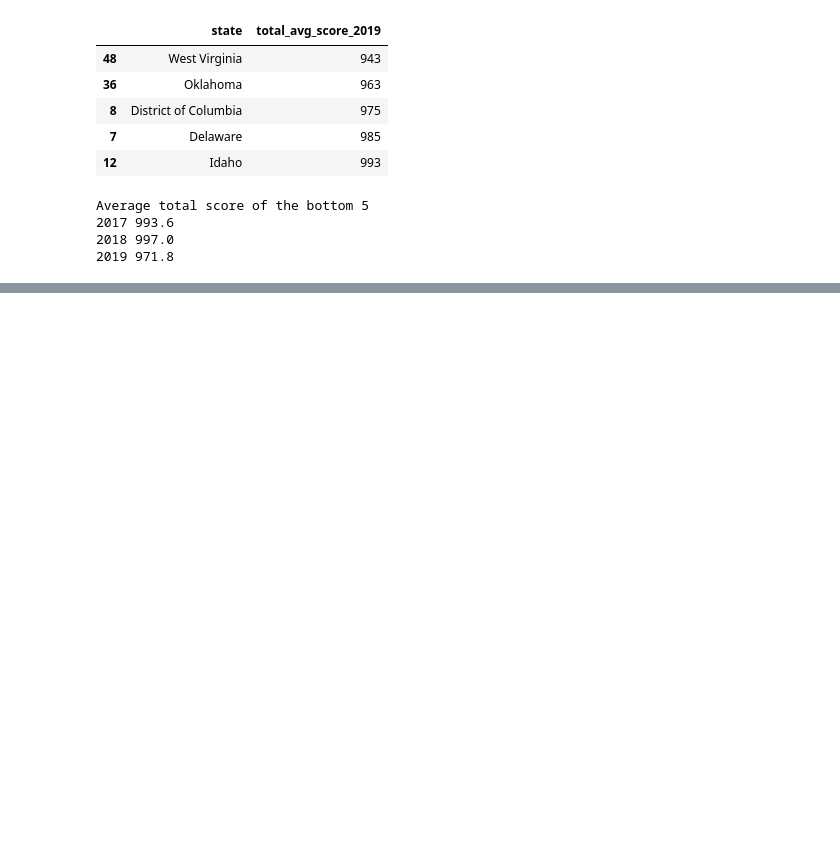
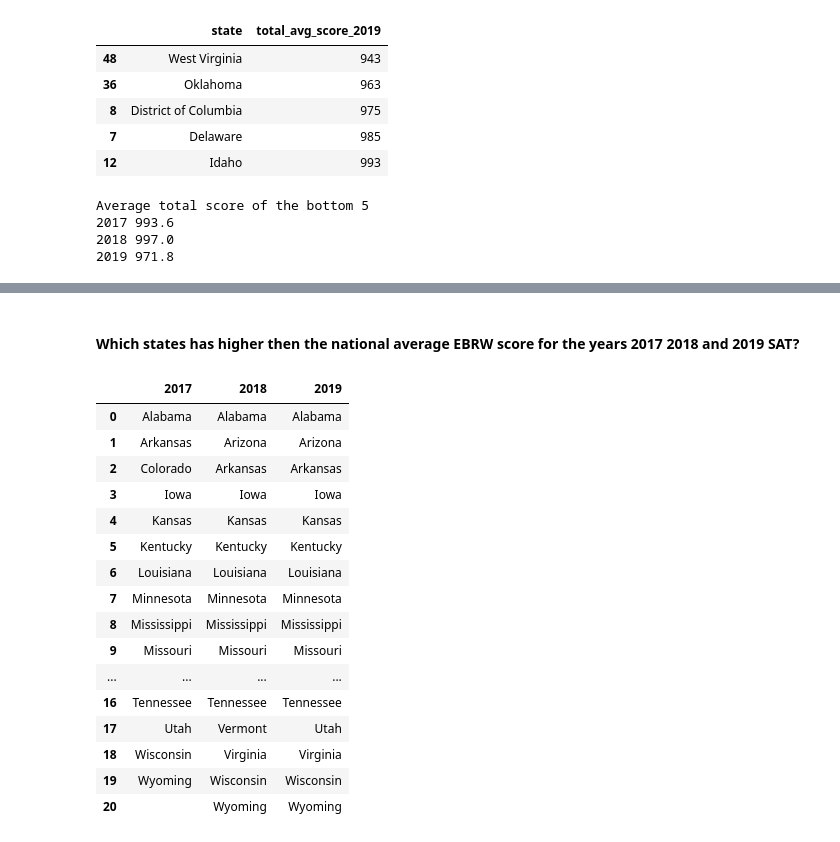
Before and after one commit to JoelTanSG/GA-DSIF4-Data-Science-Immersive-Projects, a Jupyter notebook: starter-code.ipynb, the cells around one changed output, grey strips where cells are left out. Drawn from its saved outputs; the diff is of its cells as text; code cells hidden in the pictures; blank space fills up the shorter version.

```diff
--- a/starter-code.ipynb
+++ b/starter-code.ipynb
@@ -777,0 +859,43 @@ Average total score of the bottom 5
+# %% [markdown]
+#### Which states has higher then the national average EBRW score for the years 2017 2018 and 2019 SAT?
+# %%
+#Get the average for each year
+avg_17_ebrw = df['ebrw_avg_score_2017'].mean()
+avg_18_ebrw = df['ebrw_avg_score_2018'].mean()
+avg_19_ebrw = df['ebrw_avg_score_2019'].mean()
+
+#Boolean filter merged dataframe
+avg_ebrw_df_17 =df[df['ebrw_avg_score_2017']>avg_17_ebrw]
+avg_ebrw_df_18 =df[df['ebrw_avg_score_2018']>avg_18_ebrw]
+avg_ebrw_df_19 =df[df['ebrw_avg_score_2019']>avg_19_ebrw]
+
+#Filter only for the state columns and rename to the different years
+avg_ebrw_df_17 =avg_ebrw_df_17[['state']].rename(columns={'state':'2017'})
+avg_ebrw_df_18 =avg_ebrw_df_18[['state']].rename(columns={'state':'2018'})
+avg_ebrw_df_19 =avg_ebrw_df_19[['state']].rename(columns={'state':'2019'})
+
+frames = [avg_ebrw_df_17,avg_ebrw_df_18,avg_ebrw_df_19]
+
+#combine them together and replace the NaN values for ease of comparison
+combine_ebrw = pd.concat(frames).apply(lambda x: pd.Series(x.dropna().values))
+combine_ebrw.fillna('',inplace=True)
+
+combine_ebrw
+# %% [output]
+|  | 2017 | 2018 | 2019 |
+| 0 | Alabama | Alabama | Alabama |
+| 1 | Arkansas | Arizona | Arizona |
+| 2 | Colorado | Arkansas | Arkansas |
+| 3 | Iowa | Iowa | Iowa |
+| 4 | Kansas | Kansas | Kansas |
+| 5 | Kentucky | Kentucky | Kentucky |
+| 6 | Louisiana | Louisiana | Louisiana |
+| 7 | Minnesota | Minnesota | Minnesota |
+| 8 | Mississippi | Mississippi | Mississippi |
+| 9 | Missouri | Missouri | Missouri |
+| ... | ... | ... | ... |
+| 16 | Tennessee | Tennessee | Tennessee |
+| 17 | Utah | Vermont | Utah |
+| 18 | Wisconsin | Virginia | Virginia |
+| 19 | Wyoming | Wisconsin | Wisconsin |
+| 20 |  | Wyoming | Wyoming |
```
Also changed, not shown: parts of 36 cells of this notebook.
